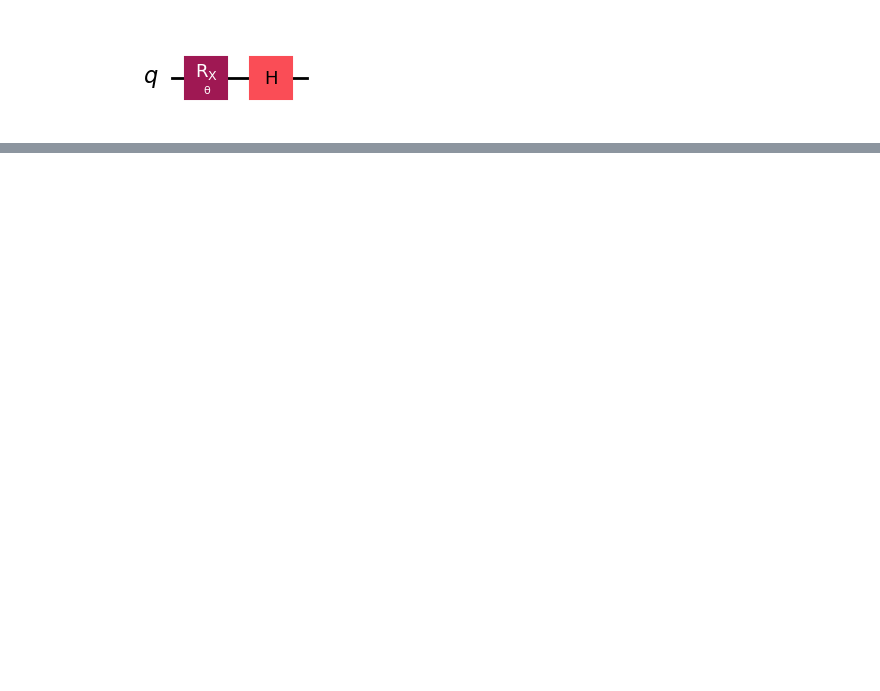
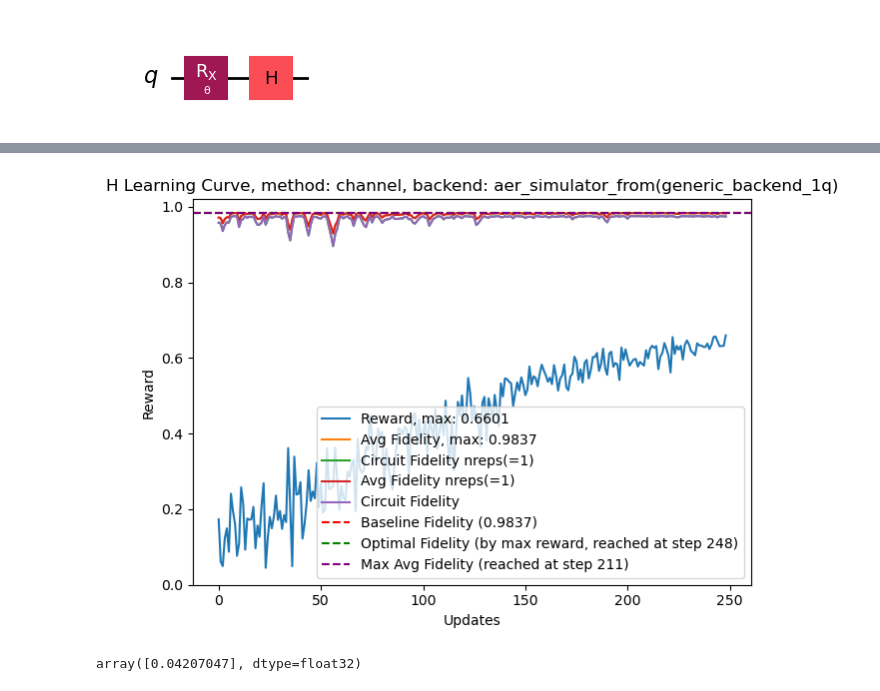
Before and after one commit to arthurostrauss/Quantum_Optimal_Control, a Jupyter notebook: gate_level/spillover_noise_use_case/generic_spillover/overrotation_error.ipynb, the cells around one changed output, grey strips where cells are left out. Saved outputs shown, nothing was run; the diff lists cells and outputs as text; code cells hidden in the pictures; blank space fills up the shorter version.

```diff
--- a/gate_level/spillover_noise_use_case/generic_spillover/overrotation_error.ipynb
+++ b/gate_level/spillover_noise_use_case/generic_spillover/overrotation_error.ipynb
@@ -32,0 +169,56 @@ backend = AerSimulator(noise_model=noise_model)
+# %%
+
+# Plotting the learning curve
+import matplotlib.pyplot as plt
+reward_history = np.array(q_env.reward_history)
+mean_rewards = np.mean(reward_history, axis=-1)
+max_mean = np.round(np.max(mean_rewards), 4)
+arg_max_mean = np.argmax(mean_rewards)
+baseline_fidelity = np.round(q_env.simulate_circuit(q_env.circuits[0], np.zeros((1, 1)), update_env_history=False), 4)[0]
+
+plt.plot(mean_rewards, label=f"Reward, max: {max_mean}")
+plt.plot(
+    q_env.fidelity_history,
+    label=f"Avg Fidelity, max: {np.round(np.max(q_env.fidelity_history),4)}",
+)
+plt.plot(
+    q_env.circuit_fidelity_history_nreps,
+    label=f"Circuit Fidelity nreps(={q_env.n_reps})",
+)
+plt.plot(q_env.avg_fidelity_history_nreps, label=f"Avg Fidelity nreps(={q_env.n_reps})")
+plt.plot(q_env.circuit_fidelity_history, label="Circuit Fidelity")
+plt.axhline(
+    baseline_fidelity,
+    label=f"Baseline Fidelity ({baseline_fidelity})",
+    color="red",
+    linestyle="--",
+)
+plt.axhline(
+    q_env.simulate_circuit(
+        q_env.circuits[0], np.array([q_env.optimal_action]), update_env_history=False
+    ),
+    label=f"Optimal Fidelity (by max reward, reached at step {arg_max_mean})",
+    color="green",
+    linestyle="--",
+)
+plt.axhline(
+    np.max(q_env.fidelity_history),
+    label=f"Max Avg Fidelity (reached at step {np.argmax(q_env.fidelity_history)})",
+    color="purple",
+    linestyle="--",
+)
+plt.xlabel("Updates")
+plt.ylabel("Reward")
+plt.title(
+    f"{q_env.target.gate.name.upper()} Learning Curve, method: {q_env.config.reward_method},"
+    f" backend: {q_env.config.backend.name if q_env.config.backend is not None else 'No backend'}"
+)
+plt.ylim(0., 1.02)
+plt.legend()
+plt.tight_layout()
+# %% [output]
+[figure, added]
+# %%
+q_env.optimal_action
+# %% [output]
+array([0.04207047], dtype=float32)
```
Also changed, not shown: parts of 13 cells of this notebook, 2 other files.
